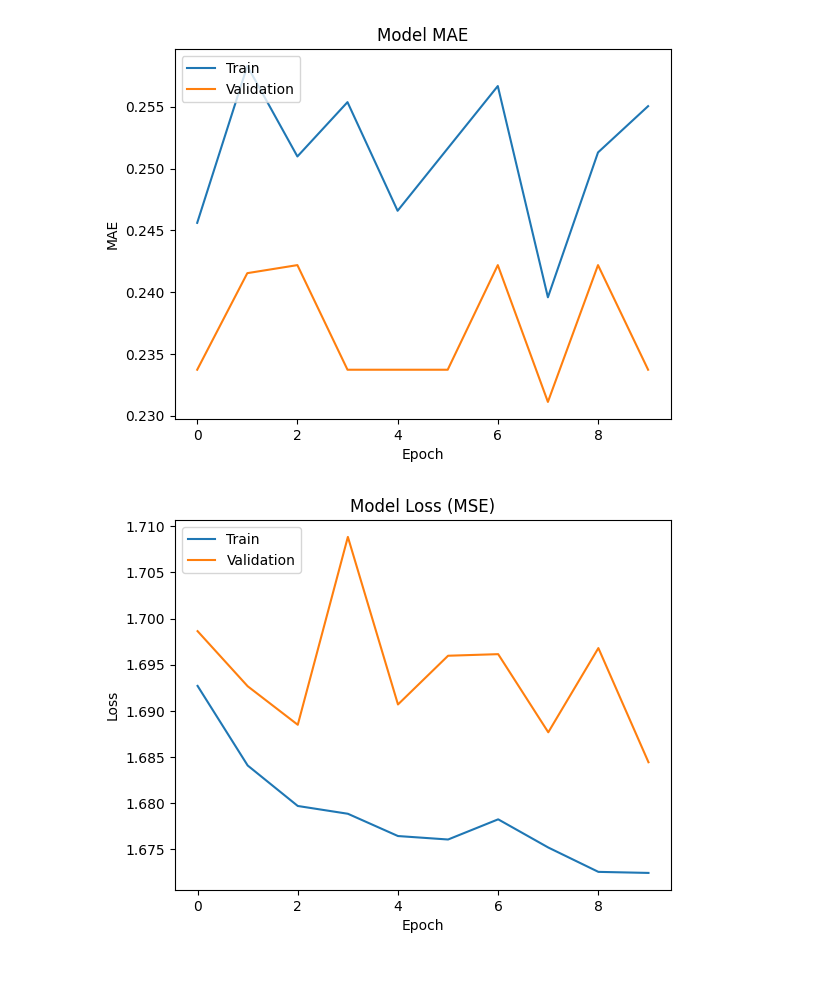
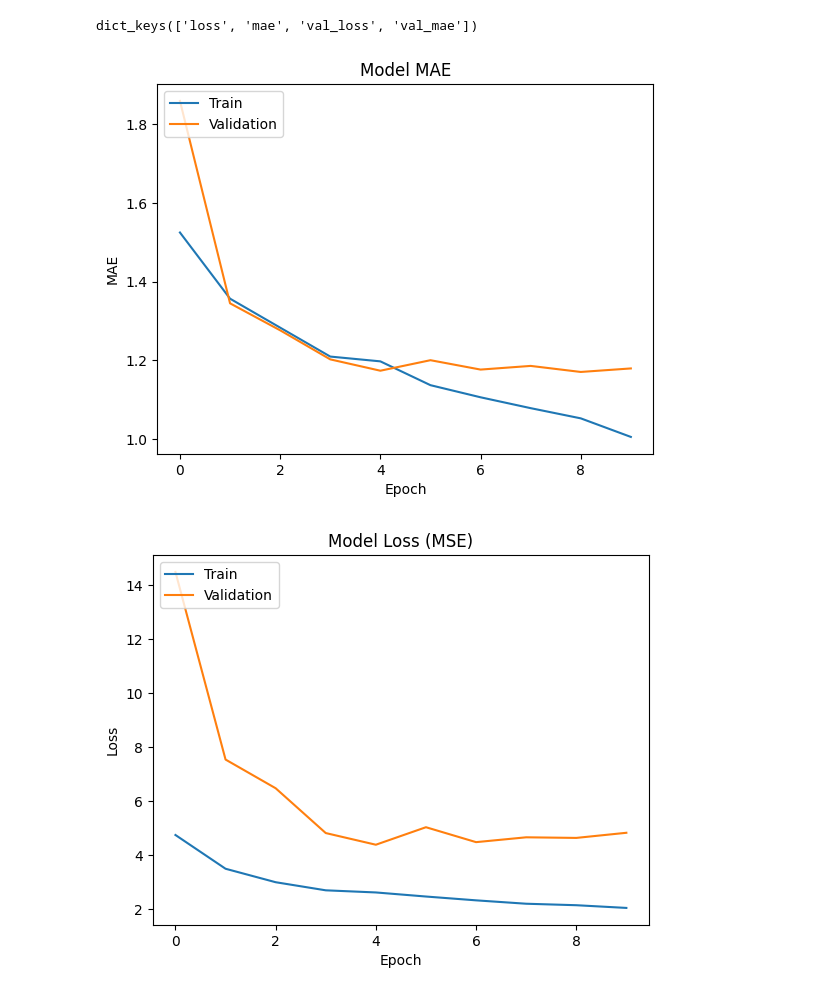
Before and after one commit to TheodoreCouz/Computer_Vision_Project, a Jupyter notebook: theo/Training.ipynb, the cells around one changed output. Drawn from its saved outputs; the diff is of its cells as text; code cells hidden in the pictures.

```diff
--- a/theo/Training.ipynb
+++ b/theo/Training.ipynb
@@ -21,25 +32,0 @@ To enable the following instructions: AVX2 AVX512F AVX512_VNNI FMA, in other ope
-# %%
-def get_model(image_input_shape):
-    input_img = Input(shape=(224, 224, 3), name='image_input')
-    base_model = ResNet50(weights='imagenet', include_top=False, input_shape=(224, 224, 3))
-    base_model.trainable = False  # Freeze the base model
-    x = base_model(input_img)
-    x = Flatten()(x)
-
-    # Metadata model branch
-    input_meta = Input(shape=(3,), name='metadata_input')
-    meta = Dense(32, activation='relu')(input_meta)
-
-    # Concatenate image and metadata branches
-    combined = Concatenate()([x, meta])
-    combined = Dense(128, activation='relu')(combined)
-    combined = Dense(64, activation='relu')(combined)
-    output = Dense(1, name='output')(combined)  # Regression output for stable height
-
-    # Compile the model
-    model = Model(inputs=[input_img, input_meta], outputs=output)
-    model.compile(optimizer='adam', loss='mean_squared_error', metrics=['mae'])
-
-    # Display the model architecture
-    model.summary()
-    return model
@@ -49,10 +98,9 @@ import cv2
 # %%
 def load_images_from_folder(folder_path, ids, image_size=(224, 224)):
     images = []
-    refs = []
     for id in ids:
         filename = str(int(id)) + '.jpg'
-        print(filename)
+
         # Load the image using OpenCV
         img_path = os.path.join(folder_path, filename)
         img = cv2.imread(img_path)
@@ -67,22 +115,19 @@ def load_images_from_folder(folder_path, ids, image_size=(224, 224)):
         img_array = img / 255.0
 
         images.append(img_array)
-        refs.append(id)
 
     # Convert the list of images to a NumPy array with shape (n, 224, 224, 3)
-    return (np.array(images), refs)
+    return np.array(images)
 # %%
 # Fill in the path for the image files
 folder_path = '../COMP90086_2024_Project_train/train'
+
 # Load the labels
-train = np.genfromtxt('../COMP90086_2024_Project_train/train.csv', delimiter=',', skip_header=1)
+train = np.genfromtxt(f'{folder_path}.csv', delimiter=',', skip_header=1)
 ids = train[:, 0]
 labels = np.array(train[:, 6], dtype=int)
 adjusted_labels = labels - 1
 
 # Load the images from the folder
-image_data, refs = load_images_from_folder(folder_path, ids)
-
-# Verify the shape of the NumPy array
-# print("Image data shape:", image_data.shape)
+image_data = load_images_from_folder(folder_path, ids)
 # %% [output]
@@ -145,26 +189,29 @@ ValueError: Layer 'functional_1' expected 2 input(s). Received 1 instead.
 # %%
 import matplotlib.pyplot as plt
 
+print(history.history.keys())
+
 # Plot training & validation MAE values
-plt.plot(history.history['accuracy'])
-plt.plot(history.history['val_accuracy'])
+plt.plot(history.history['mae'])
+plt.plot(history.history['val_mae'])
 plt.title('Model MAE')
 plt.ylabel('MAE')
 plt.xlabel('Epoch')
 plt.legend(['Train', 'Validation'], loc='upper left')
 plt.show()
 
 # Plot training & validation loss values (MSE)
 plt.plot(history.history['loss'])
 plt.plot(history.history['val_loss'])
 plt.title('Model Loss (MSE)')
 plt.ylabel('Loss')
 plt.xlabel('Epoch')
 plt.legend(['Train', 'Validation'], loc='upper left')
 plt.show()
 # %% [output]
+dict_keys(['loss', 'mae', 'val_loss', 'val_mae'])
-[figure, old version]
+[figure, new version]
-[figure, old version]
+[figure, new version]
 # %%
 folder_path = '../COMP90086_2024_Project_test/test'
 test = np.genfromtxt('../COMP90086_2024_Project_test/test.csv', delimiter=',', skip_header=1)
```
Also changed, not shown: parts of 13 cells of this notebook, 6 other files.
